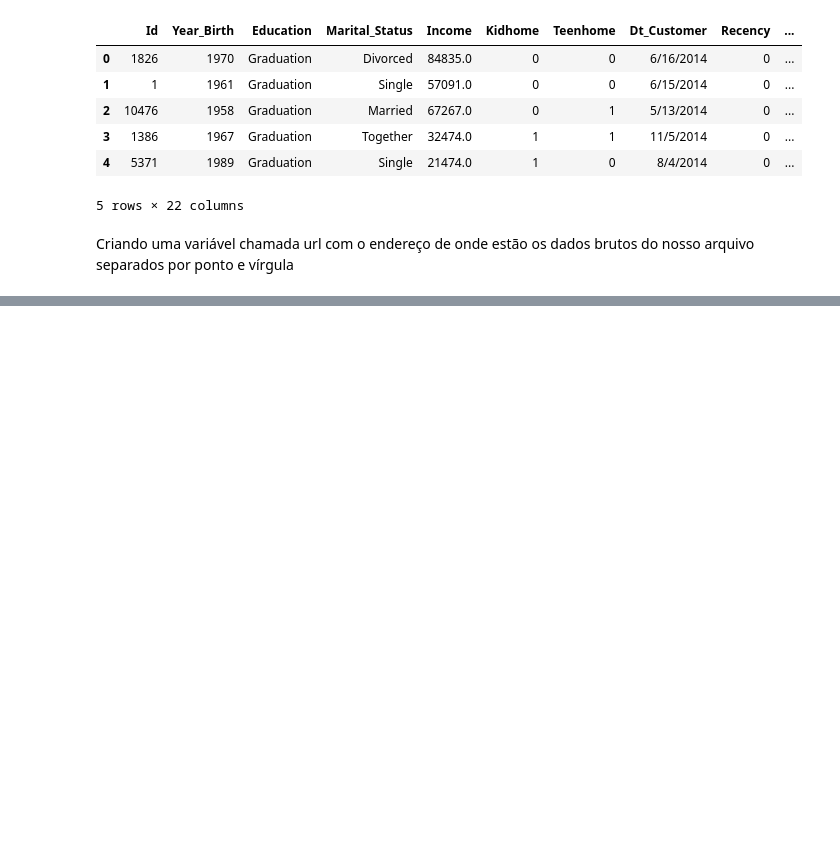
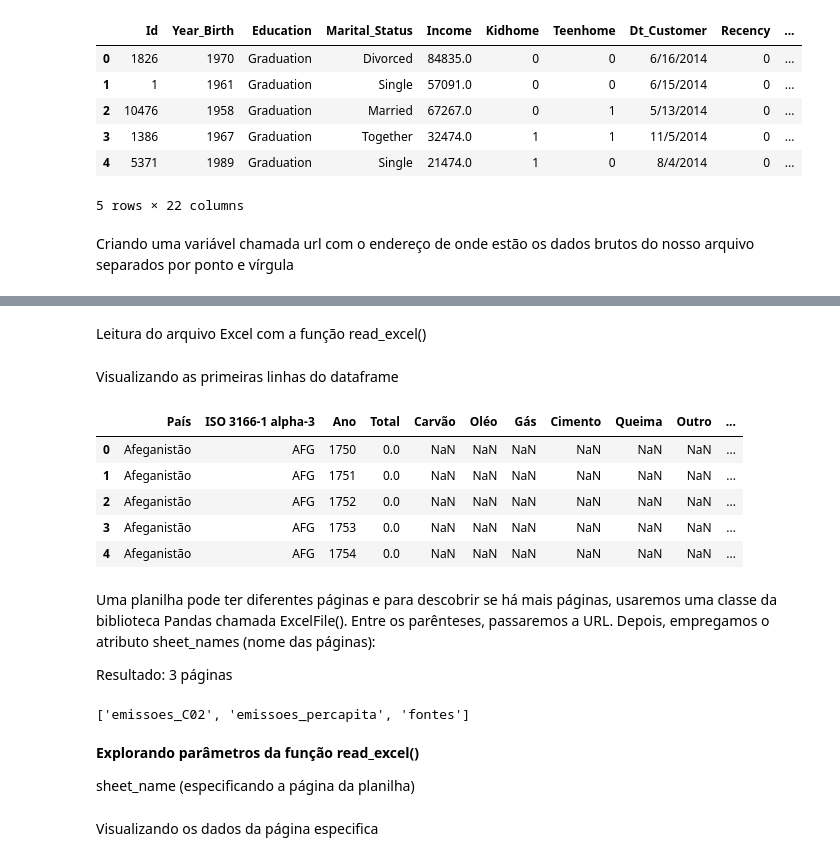
Before and after one commit to Camillabgarcia/Python-para-Data-Science, a Jupyter notebook: Pandas_trabalhando_com_diferentes_formatos_de_arquivos.ipynb, the cells around one changed output, grey strips where cells are left out. Saved outputs shown, nothing was run; the diff lists cells and outputs as text; code cells hidden in the pictures; blank space fills up the shorter version.

```diff
--- a/Pandas_trabalhando_com_diferentes_formatos_de_arquivos.ipynb
+++ b/Pandas_trabalhando_com_diferentes_formatos_de_arquivos.ipynb
@@ -30,0 +172,29 @@ url_2 = 'https://github.com/alura-cursos/pandas/blob/main/superstore_data_ponto_
+# %%
+url_3 = 'https://github.com/alura-cursos/Pandas/blob/main/emissoes_CO2.xlsx?raw=True'
+# %% [markdown]
+Leitura do arquivo Excel com a função read_excel()
+# %%
+dados_co2 = pd.read_excel(url_3)
+# %% [markdown]
+Visualizando as primeiras linhas do dataframe
+# %%
+dados_co2.head()
+# %% [output]
+|  | País | ISO 3166-1 alpha-3 | Ano | Total | Carvão | Oléo | Gás | Cimento | Queima | Outro | ... |
+| 0 | Afeganistão | AFG | 1750 | 0.0 | NaN | NaN | NaN | NaN | NaN | NaN | ... |
+| 1 | Afeganistão | AFG | 1751 | 0.0 | NaN | NaN | NaN | NaN | NaN | NaN | ... |
+| 2 | Afeganistão | AFG | 1752 | 0.0 | NaN | NaN | NaN | NaN | NaN | NaN | ... |
+| 3 | Afeganistão | AFG | 1753 | 0.0 | NaN | NaN | NaN | NaN | NaN | NaN | ... |
+| 4 | Afeganistão | AFG | 1754 | 0.0 | NaN | NaN | NaN | NaN | NaN | NaN | ... |
+# %% [markdown]
+Uma planilha pode ter diferentes páginas e para descobrir se há mais páginas, usaremos uma classe da biblioteca Pandas chamada ExcelFile(). Entre os parênteses, passaremos a URL. Depois, empregamos o atributo sheet_names (nome das páginas):
+
+Resultado: 3 páginas
+# %%
+pd.ExcelFile(url_3).sheet_names
+# %% [output]
+['emissoes_C02', 'emissoes_percapita', 'fontes']
+# %% [markdown]
+**Explorando parâmetros da função read_excel()**
+
+sheet_name (especificando a página da planilha)
@@ -30,0 +203,2 @@ url_2 = 'https://github.com/alura-cursos/pandas/blob/main/superstore_data_ponto_
+# %% [markdown]
+Visualizando os dados da página especifica
```
Also changed, not shown: parts of 74 cells of this notebook.
